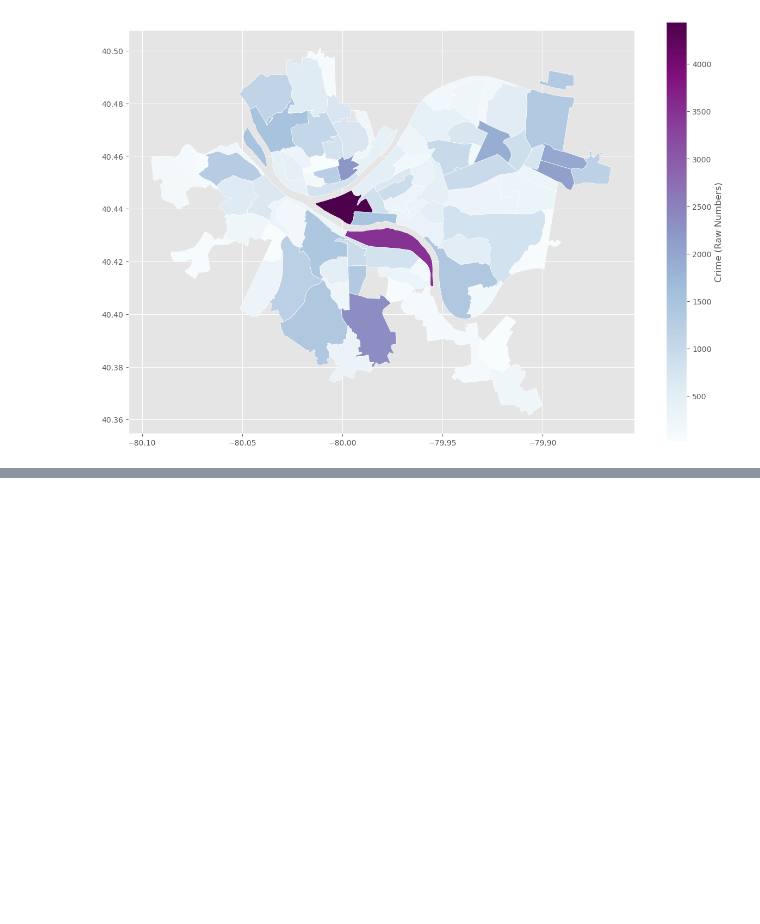
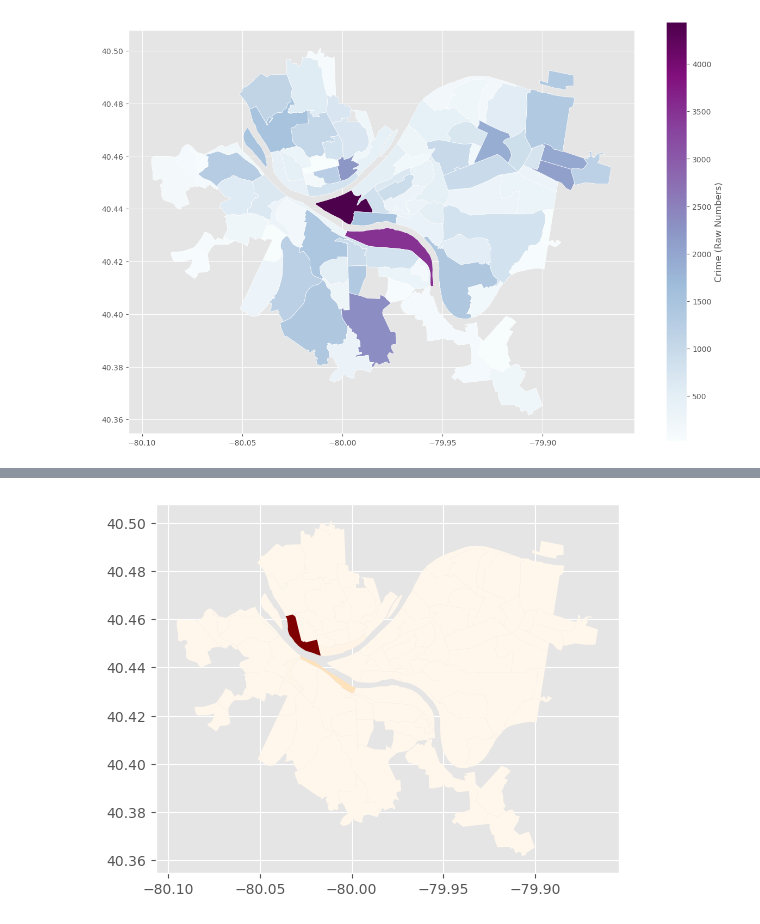
Before and after one commit to jkruse7/bidshappyfinal, a Jupyter notebook: Crime.ipynb, the cells around one changed output, grey strips where cells are left out. Saved outputs shown, nothing was run; the diff lists cells and outputs as text; code cells hidden in the pictures; blank space fills up the shorter version.

```diff
--- a/Crime.ipynb
+++ b/Crime.ipynb
@@ -80,3 +80,7 @@ merged.plot(column='count', # set the data to be used for coloring
 plt.show()
 # %% [output]
 [figure]
+# %%
+population = pd.read_csv("total-population.csv")[["Neighborhood", "Estimate; Total"]]
+merged_2 = merged.merge(population, left_on="hood", right_on="Neighborhood")
+print(merged_2)
@@ -82,0 +105,3 @@ plt.show()
+# %%
+merged_2["crime_per"] = merged_2["count"]/merged_2["Estimate; Total"] * 100
+merged_2["crime_per"]
@@ -82,0 +121,5 @@ plt.show()
+# %%
+merged_2.plot(column="crime_per", cmap="OrRd")
+plt.show()
+# %% [output]
+[figure, added]
```
Also changed, not shown: parts of 2 cells of this notebook.
